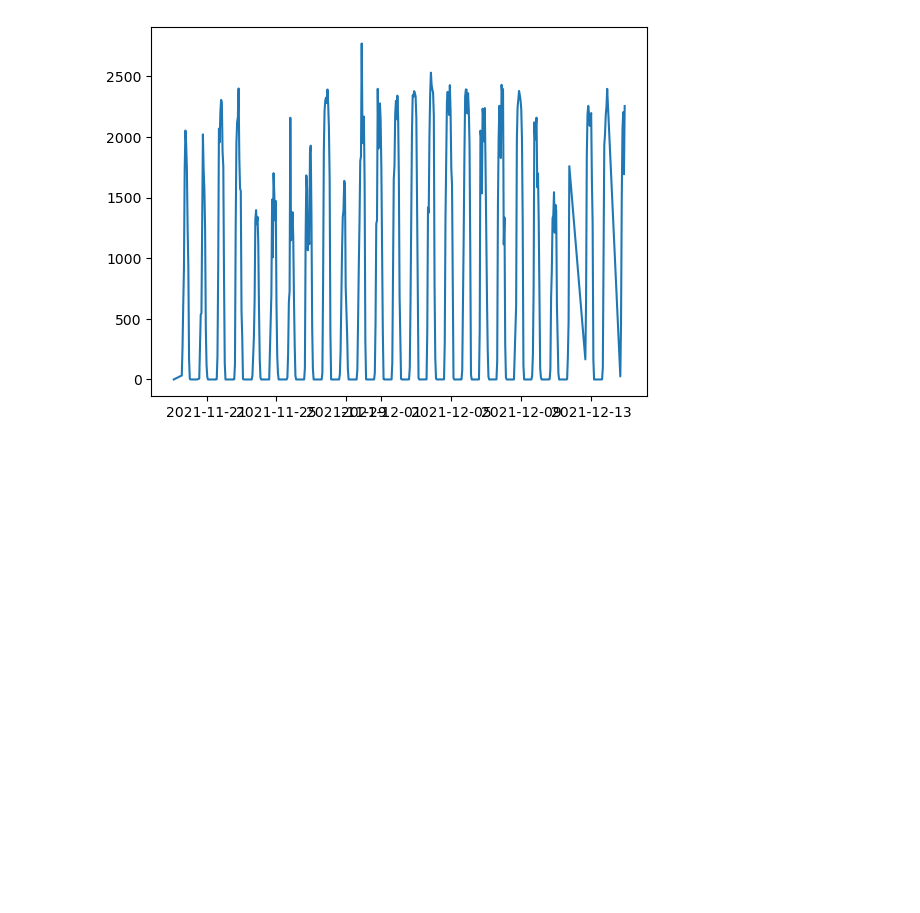
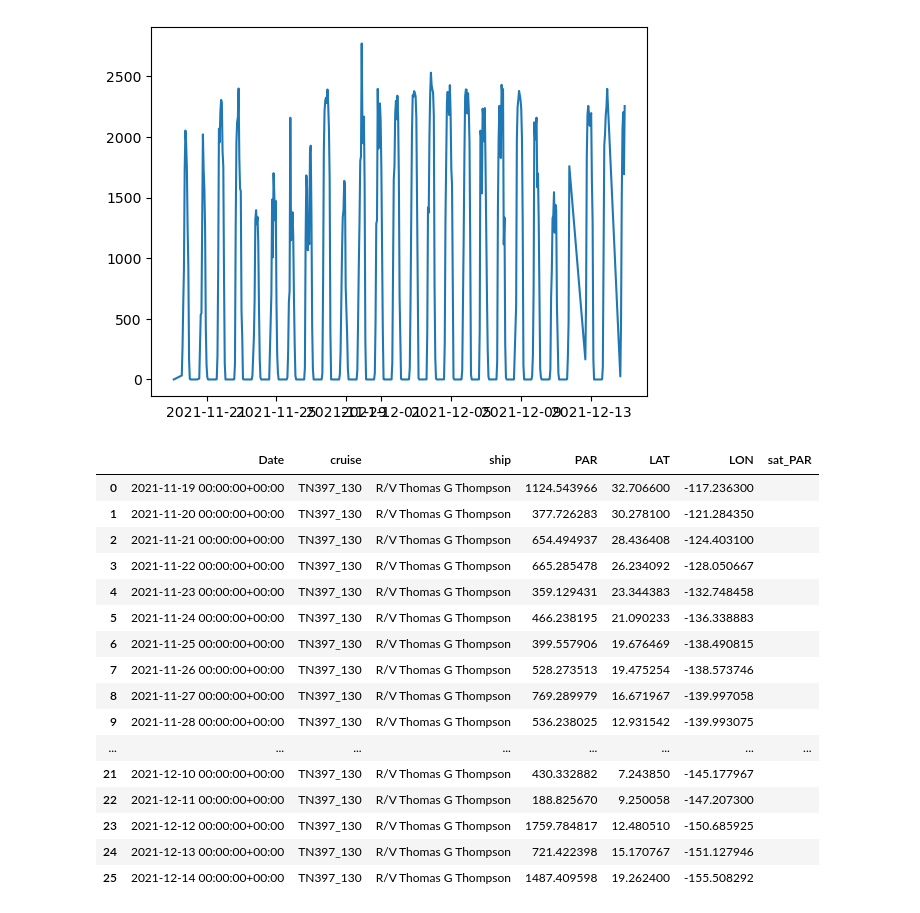
Before and after one commit to kpc02/SACNAS-2023-project, a Jupyter notebook: PAR_calib_python.ipynb, the cells around one changed output. Saved outputs shown, nothing was run; the diff lists cells and outputs as text; code cells hidden in the pictures; blank space fills up the shorter version.

Commit message:
sfl daily mean created

```diff
--- a/PAR_calib_python.ipynb
+++ b/PAR_calib_python.ipynb
@@ -161,11 +161,36 @@ plt.plot(x, y)
 sfl_hourly.PAR = 10**6 * sfl_hourly.PAR * 24 * 60 * 60
 # time to convert PAR units from microeinstein to einstein to match satellite data
 # %%
-min_lat = df2[df2.PAR.notnull()] # try to find min & max value for non-NaN values in lat and lon columns
-max_lat =
+lat_value = df2[df2.LAT.notnull()]
+lon_value = df2[df2.LON.notnull()]
+# here i've set indexed out the NaN values in lat and lon column before putting it into groupby function
 
-min_lon =
-max_lon =
+sfl_daily = df2.groupby([pd.Grouper(key = 'Date', freq = 'D'), 'cruise', 'ship']).agg({
+    'PAR': 'mean',
+    'LAT': 'min',
+    'LAT': 'max',
+    'LON': 'min',
+    'LON': 'max'}).reset_index()
+sfl_daily['sat_PAR'] = ''
 
-sfl_daily = df2.groupby([pd.Grouper(key = 'Date', freq = 'D'), 'cruise', 'ship']).agg({'PAR': 'mean'}).reset_index()
 # using group by to get the daily mean of par based on cruise, ship, etc. and removes any NaN values found. gets minimum and max of lat and lon based on daily scale
+# %%
+sfl_daily
+# %% [output]
+|  | Date | cruise | ship | PAR | LAT | LON | sat_PAR |
+| 0 | 2021-11-19 00:00:00+00:00 | TN397_130 | R/V Thomas G Thompson | 1124.543966 | 32.706600 | -117.236300 |  |
+| 1 | 2021-11-20 00:00:00+00:00 | TN397_130 | R/V Thomas G Thompson | 377.726283 | 30.278100 | -121.284350 |  |
+| 2 | 2021-11-21 00:00:00+00:00 | TN397_130 | R/V Thomas G Thompson | 654.494937 | 28.436408 | -124.403100 |  |
+| 3 | 2021-11-22 00:00:00+00:00 | TN397_130 | R/V Thomas G Thompson | 665.285478 | 26.234092 | -128.050667 |  |
+| 4 | 2021-11-23 00:00:00+00:00 | TN397_130 | R/V Thomas G Thompson | 359.129431 | 23.344383 | -132.748458 |  |
+| 5 | 2021-11-24 00:00:00+00:00 | TN397_130 | R/V Thomas G Thompson | 466.238195 | 21.090233 | -136.338883 |  |
+| 6 | 2021-11-25 00:00:00+00:00 | TN397_130 | R/V Thomas G Thompson | 399.557906 | 19.676469 | -138.490815 |  |
+| 7 | 2021-11-26 00:00:00+00:00 | TN397_130 | R/V Thomas G Thompson | 528.273513 | 19.475254 | -138.573746 |  |
+| 8 | 2021-11-27 00:00:00+00:00 | TN397_130 | R/V Thomas G Thompson | 769.289979 | 16.671967 | -139.997058 |  |
+| 9 | 2021-11-28 00:00:00+00:00 | TN397_130 | R/V Thomas G Thompson | 536.238025 | 12.931542 | -139.993075 |  |
+| ... | ... | ... | ... | ... | ... | ... | ... |
+| 21 | 2021-12-10 00:00:00+00:00 | TN397_130 | R/V Thomas G Thompson | 430.332882 | 7.243850 | -145.177967 |  |
+| 22 | 2021-12-11 00:00:00+00:00 | TN397_130 | R/V Thomas G Thompson | 188.825670 | 9.250058 | -147.207300 |  |
+| 23 | 2021-12-12 00:00:00+00:00 | TN397_130 | R/V Thomas G Thompson | 1759.784817 | 12.480510 | -150.685925 |  |
+| 24 | 2021-12-13 00:00:00+00:00 | TN397_130 | R/V Thomas G Thompson | 721.422398 | 15.170767 | -151.127946 |  |
+| 25 | 2021-12-14 00:00:00+00:00 | TN397_130 | R/V Thomas G Thompson | 1487.409598 | 19.262400 | -155.508292 |  |
```
Also changed, not shown: parts of 1 cell of this notebook.
